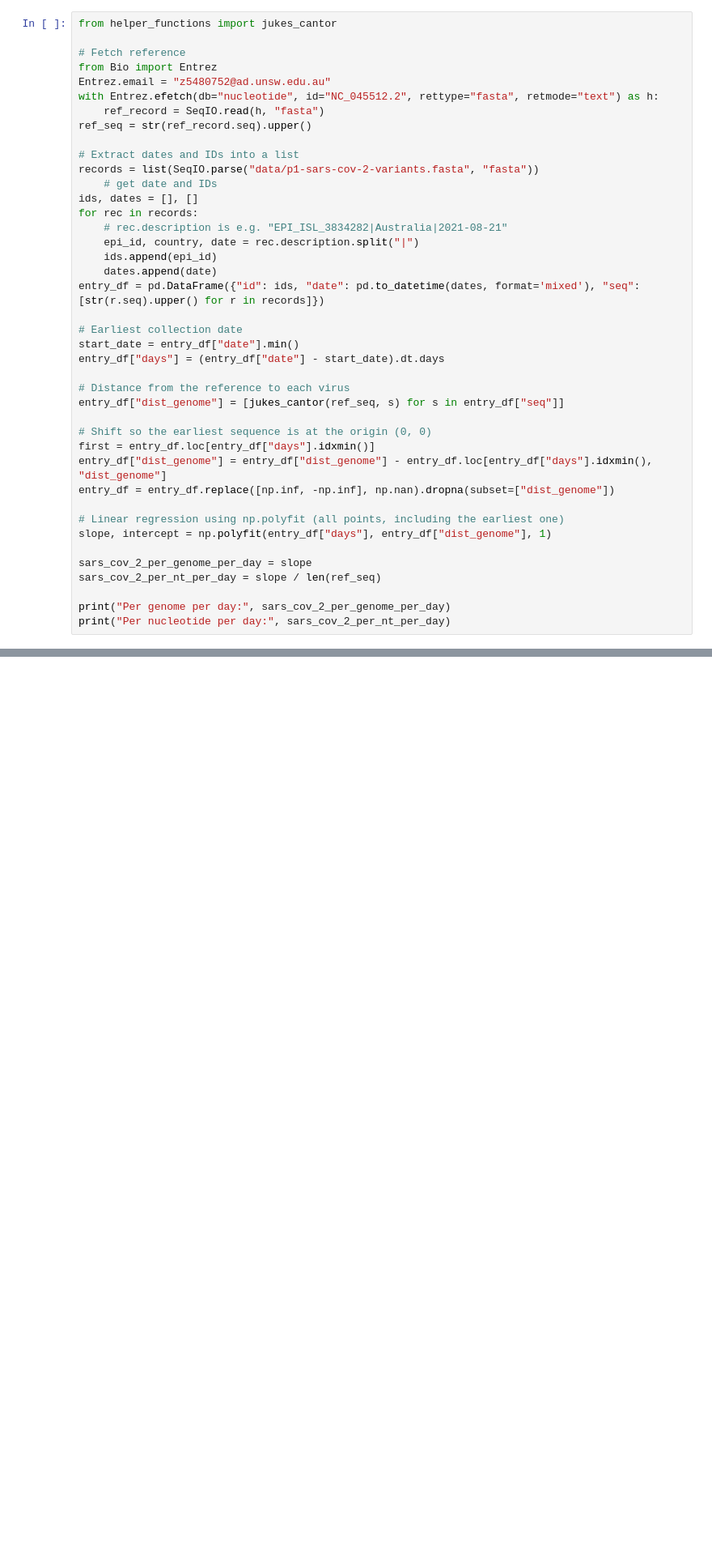
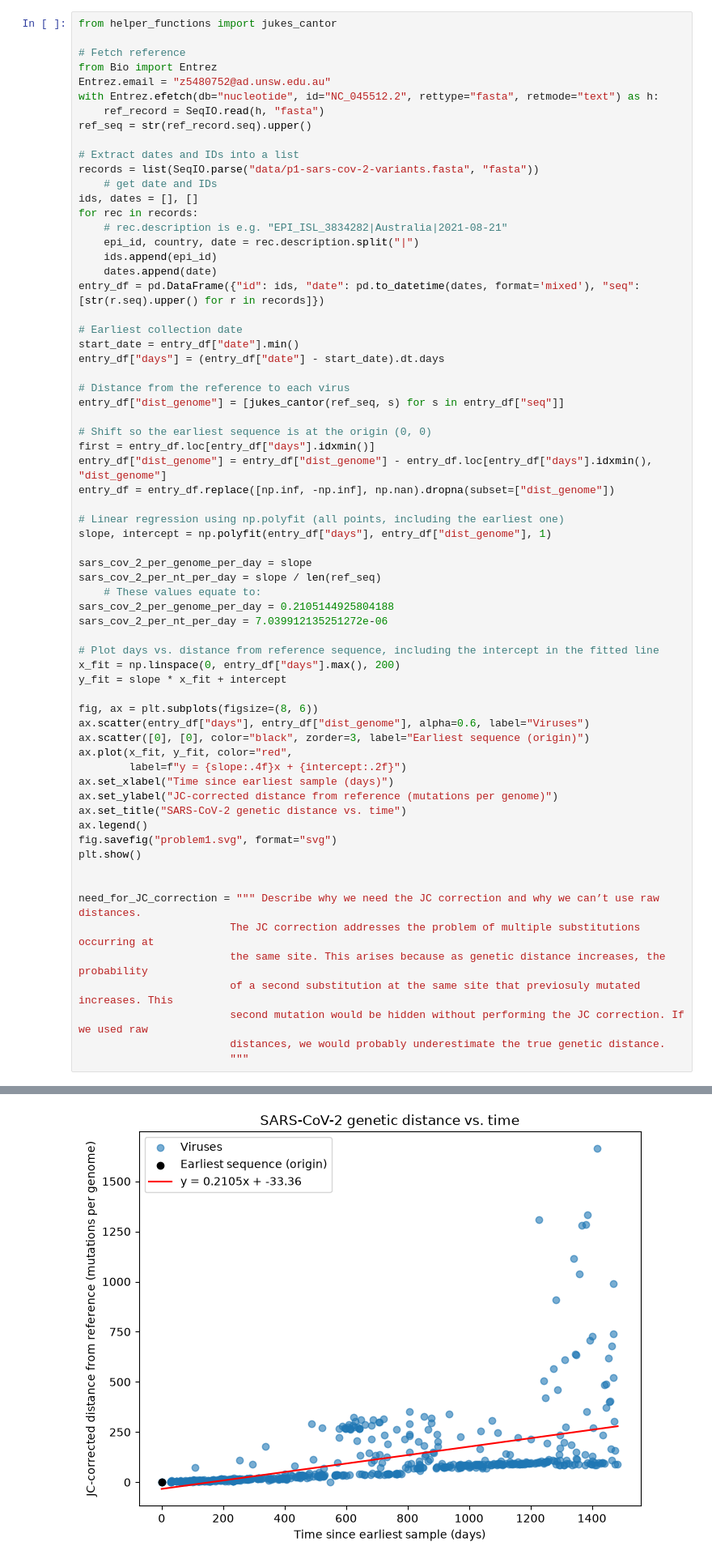
Before and after one commit to LeRid1/assign_viral_evo, a Jupyter notebook: viral_evo_workbook.ipynb, the cells around one changed output, grey strips where cells are left out. Shown at 81% size. Saved outputs shown, nothing was run; the diff lists cells and outputs as text; blank space fills up the shorter version.

Commit message:
finish problem 1

```diff
--- a/viral_evo_workbook.ipynb
+++ b/viral_evo_workbook.ipynb
@@ -79,35 +80,61 @@ records = list(SeqIO.parse("data/p1-sars-cov-2-variants.fasta", "fasta"))
     # get date and IDs
 ids, dates = [], []
 for rec in records:
     # rec.description is e.g. "EPI_ISL_3834282|Australia|2021-08-21"
     epi_id, country, date = rec.description.split("|")
     ids.append(epi_id)
     dates.append(date)
 entry_df = pd.DataFrame({"id": ids, "date": pd.to_datetime(dates, format='mixed'), "seq": [str(r.seq).upper() for r in records]})
 
 # Earliest collection date
 start_date = entry_df["date"].min()
 entry_df["days"] = (entry_df["date"] - start_date).dt.days
 
 # Distance from the reference to each virus
 entry_df["dist_genome"] = [jukes_cantor(ref_seq, s) for s in entry_df["seq"]]
 
 # Shift so the earliest sequence is at the origin (0, 0)
 first = entry_df.loc[entry_df["days"].idxmin()]
 entry_df["dist_genome"] = entry_df["dist_genome"] - entry_df.loc[entry_df["days"].idxmin(), "dist_genome"]
 entry_df = entry_df.replace([np.inf, -np.inf], np.nan).dropna(subset=["dist_genome"])
 
 # Linear regression using np.polyfit (all points, including the earliest one)
 slope, intercept = np.polyfit(entry_df["days"], entry_df["dist_genome"], 1)
 
 sars_cov_2_per_genome_per_day = slope
 sars_cov_2_per_nt_per_day = slope / len(ref_seq)
+    # These values equate to:
+sars_cov_2_per_genome_per_day = 0.2105144925804188
+sars_cov_2_per_nt_per_day = 7.039912135251272e-06
 
-print("Per genome per day:", sars_cov_2_per_genome_per_day)
-print("Per nucleotide per day:", sars_cov_2_per_nt_per_day)
+# Plot days vs. distance from reference sequence, including the intercept in the fitted line
+x_fit = np.linspace(0, entry_df["days"].max(), 200)
+y_fit = slope * x_fit + intercept
+
+fig, ax = plt.subplots(figsize=(8, 6))
+ax.scatter(entry_df["days"], entry_df["dist_genome"], alpha=0.6, label="Viruses")
+ax.scatter([0], [0], color="black", zorder=3, label="Earliest sequence (origin)")
+ax.plot(x_fit, y_fit, color="red",
+        label=f"y = {slope:.4f}x + {intercept:.2f}")
+ax.set_xlabel("Time since earliest sample (days)")
+ax.set_ylabel("JC-corrected distance from reference (mutations per genome)")
+ax.set_title("SARS-CoV-2 genetic distance vs. time")
+ax.legend()
+fig.savefig("problem1.svg", format="svg")
+plt.show()
+
+
+need_for_JC_correction = """ Describe why we need the JC correction and why we can’t use raw distances.
+                        The JC correction addresses the problem of multiple substitutions occurring at
+                        the same site. This arises because as genetic distance increases, the probability
+                        of a second substitution at the same site that previosuly mutated increases. This
+                        second mutation would be hidden without performing the JC correction. If we used raw
+                        distances, we would probably underestimate the true genetic distance.
+                        """
 # %% [output]
 Per genome per day: 0.2105144925804188
 Per nucleotide per day: 7.039912135251272e-06
+[figure, added]
 # %% [markdown]
 ## Problem 2: Mutation rate in other viruses
 
```
Also changed, not shown: parts of 1 cell of this notebook.
